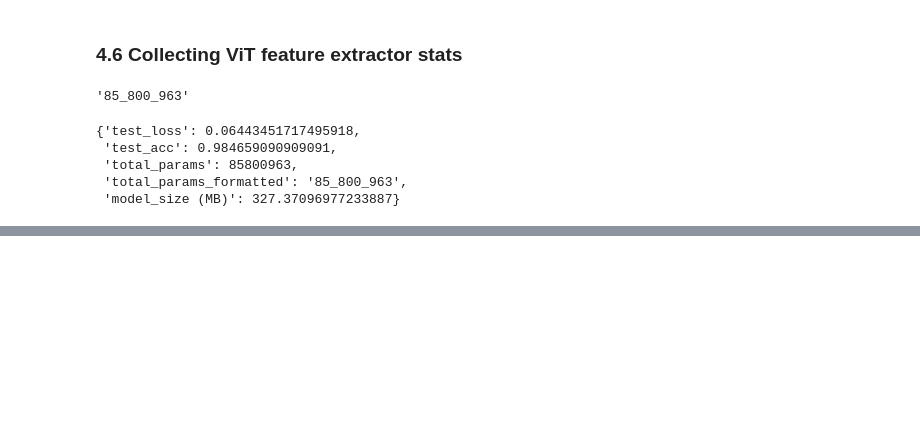
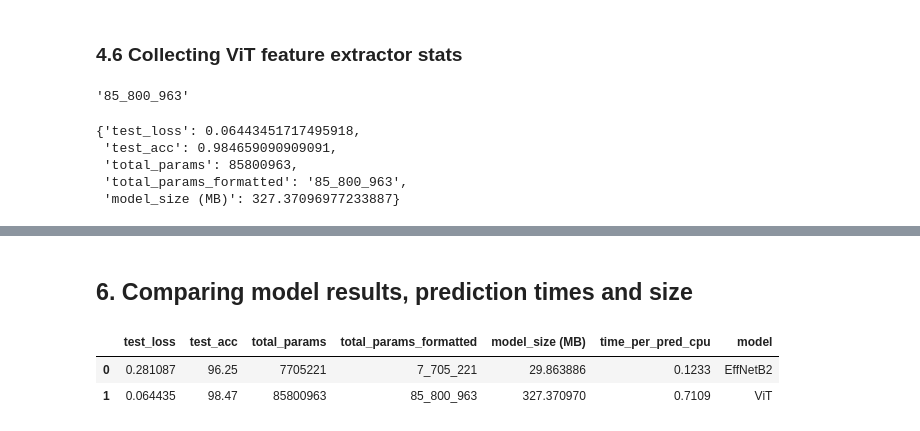
Before and after one commit to AishaEvering/PyTorch_Exercises, a Jupyter notebook: 09_pytorch_model_deploy.ipynb, the cells around one changed output, grey strips where cells are left out. Saved outputs shown, nothing was run; the diff lists cells and outputs as text; code cells hidden in the pictures; blank space fills up the shorter version.

```diff
--- a/09_pytorch_model_deploy.ipynb
+++ b/09_pytorch_model_deploy.ipynb
@@ -555,0 +823,16 @@ vit_stats
+# %% [markdown]
+## 6. Comparing model results, prediction times and size
+# %%
+# Turn stat dictionaries into DataFrame
+df = pd.DataFrame([effnetb2_stats, vit_stats])
+
+# Add column for model names
+df["model"] = ['EffNetB2', 'ViT']
+
+# Convert accuracy to percentages
+df['test_acc'] = round(df['test_acc'] * 100, 2)
+df.head()
+# %% [output]
+|  | test_loss | test_acc | total_params | total_params_formatted | model_size (MB) | time_per_pred_cpu | model |
+| 0 | 0.281087 | 96.25 | 7705221 | 7_705_221 | 29.863886 | 0.1233 | EffNetB2 |
+| 1 | 0.064435 | 98.47 | 85800963 | 85_800_963 | 327.370970 | 0.7109 | ViT |
```
Also changed, not shown: parts of 43 cells of this notebook.
